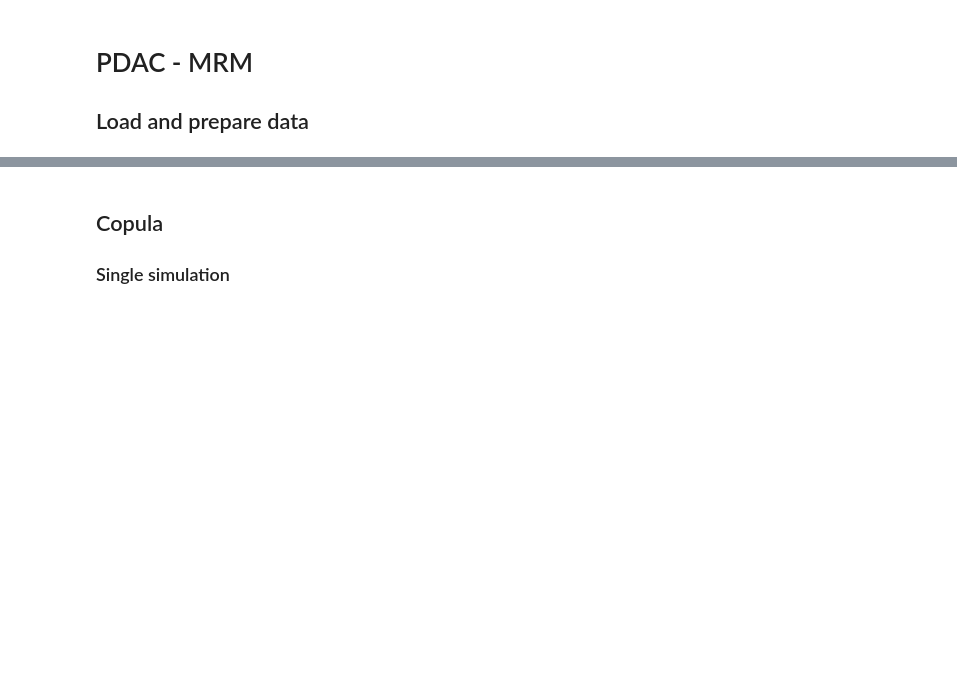
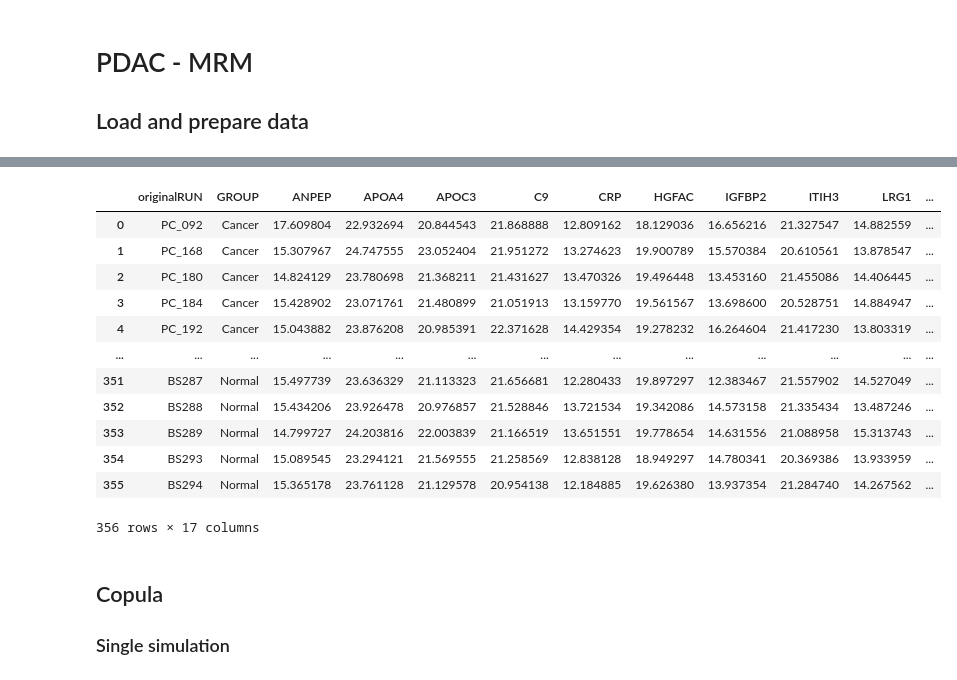
Before and after one commit to devonjkohler/MSquantSim, a Jupyter notebook: notebooks/simulation_comparison.ipynb, the cells around one changed output, grey strips where cells are left out. Cells and saved outputs as stored; diff of their text form; code cells hidden in the pictures; blank space fills up the shorter version.

```diff
--- a/notebooks/simulation_comparison.ipynb
+++ b/notebooks/simulation_comparison.ipynb
@@ -372,5 +696,5 @@ pprotein_sim_pdac_disease_multi = simulate_using_per_protein(
 
 ## Load and prepare data
 # %%
-pdac_mrm_input = pd.read_csv('../data/pdac/pdac15srmdata.csv')
+pdac_mrm_input = pd.read_csv('../../data/PDAC_data/mrm/PDAC_MRM_protein_level_data.csv')
 pdac_mrm_input.head()
@@ -403,2 +752,18 @@ print(pdac_mrm_input[numeric_cols].isna().sum())
+# %%
+pdac_mrm_input
+# %% [output]
+|  | originalRUN | GROUP | ANPEP | APOA4 | APOC3 | C9 | CRP | HGFAC | IGFBP2 | ITIH3 | LRG1 | ... |
+| 0 | PC_092 | Cancer | 17.609804 | 22.932694 | 20.844543 | 21.868888 | 12.809162 | 18.129036 | 16.656216 | 21.327547 | 14.882559 | ... |
+| 1 | PC_168 | Cancer | 15.307967 | 24.747555 | 23.052404 | 21.951272 | 13.274623 | 19.900789 | 15.570384 | 20.610561 | 13.878547 | ... |
+| 2 | PC_180 | Cancer | 14.824129 | 23.780698 | 21.368211 | 21.431627 | 13.470326 | 19.496448 | 13.453160 | 21.455086 | 14.406445 | ... |
+| 3 | PC_184 | Cancer | 15.428902 | 23.071761 | 21.480899 | 21.051913 | 13.159770 | 19.561567 | 13.698600 | 20.528751 | 14.884947 | ... |
+| 4 | PC_192 | Cancer | 15.043882 | 23.876208 | 20.985391 | 22.371628 | 14.429354 | 19.278232 | 16.264604 | 21.417230 | 13.803319 | ... |
+| ... | ... | ... | ... | ... | ... | ... | ... | ... | ... | ... | ... | ... |
+| 351 | BS287 | Normal | 15.497739 | 23.636329 | 21.113323 | 21.656681 | 12.280433 | 19.897297 | 12.383467 | 21.557902 | 14.527049 | ... |
+| 352 | BS288 | Normal | 15.434206 | 23.926478 | 20.976857 | 21.528846 | 13.721534 | 19.342086 | 14.573158 | 21.335434 | 13.487246 | ... |
+| 353 | BS289 | Normal | 14.799727 | 24.203816 | 22.003839 | 21.166519 | 13.651551 | 19.778654 | 14.631556 | 21.088958 | 15.313743 | ... |
+| 354 | BS293 | Normal | 15.089545 | 23.294121 | 21.569555 | 21.258569 | 12.838128 | 18.949297 | 14.780341 | 20.369386 | 13.933959 | ... |
+| 355 | BS294 | Normal | 15.365178 | 23.761128 | 21.129578 | 20.954138 | 12.184885 | 19.626380 | 13.937354 | 21.284740 | 14.267562 | ... |
+356 rows × 17 columns
 # %%
 # Split into health and disease
```
Also changed, not shown: parts of 36 cells of this notebook, 13 other files.
